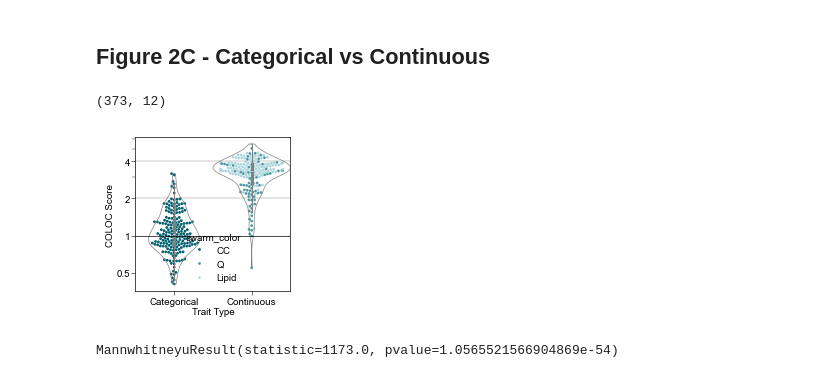
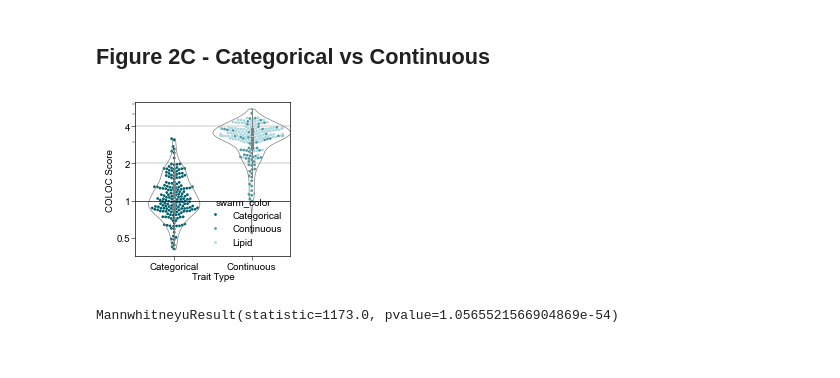
Before and after one commit to sarah-n-wright/CARVA, a Jupyter notebook: Notebooks/2_NetworkColocalization.ipynb, the cells around one changed output. Drawn from its saved outputs; the diff is of its cells as text; code cells hidden in the pictures.

```diff
--- a/Notebooks/2_NetworkColocalization.ipynb
+++ b/Notebooks/2_NetworkColocalization.ipynb
@@ -29,3 +24,6 @@ input_dir= '/cellar/users/snwright/Data/RareCommon/inputs'
+# %%
+cwd = os.getcwd()
+datadir = os.path.join(cwd, '..')
 # %%
 plt.rcParams['svg.fonttype'] = 'none'
 plt.rcParams.update({'font.size': 7})
@@ -108,6 +124,6 @@ r_traitlist = pd.read_csv(os.path.join(input_dir, 'March_2025', 'rare_Mar28.trai
 # %%
 trait_pairs = ['_'.join(x) for x in zip(r_traitlist, c_traitlist)]
 # %%
-df['q'] = fdrcorrection(df.P_size.values)[1]
+df['q'] = fdrcorrection(df['COLOC p'].values)[1]
 df['logq'] = df.q.apply(lambda z: -1 * np.log10(z + 1e-250))
-df['plot_color'] = df.logp_size.apply(lambda z: min(z, 50))
+df['plot_color'] = df['COLOC -logp'].apply(lambda z: min(z, 50))
@@ -232,13 +184,0 @@ gcat_meta = gcat_meta.rename(columns={'ClassificationFinal':'trait_type', 'DISEA
-# %%
-###
-over_df = pd.read_csv('/cellar/users/snwright/Data/RareCommon/outputs/overlap/March_2025/RV_GC_overlap.txt', sep='\t',
-                     header=None, names=['trait_pair', 'param_set', 'n_common', 'n_rare', 'n_overlap', 'background', 'pval'])
-
-over_df['EFO'] = over_df.trait_pair.apply(lambda x: map_trait_code(x))
-over_df['StudyC'] = over_df.trait_pair.apply(lambda x: next((match.group() for match in re.finditer(r'GCST\d+', x)), None))
-over_df['StudyR'] = over_df.trait_pair.apply(lambda x: x.split('_')[0])
-over_df['Expected'] = over_df.n_rare * over_df.n_common / 19000
-over_df['logp'] = -1 * np.log10(over_df['pval'] + 1e-250)
-over_df.shape
-# %% [output]
-(373, 12)
@@ -249,25 +185,28 @@ type_df['trait_pair'] = type_df['TraitR'] + '_' + type_df['TraitC']
+# %%
+info_df = pd.read_csv(os.path.join(datadir, 'outputs/STable1.tsv'), sep='\t', usecols=['Mapped EFO', 'Trait Type',
+                                                                              'Biological Domain', 'Mapped Trait']).drop_duplicates()
+info_df.columns = ['TRAIT', 'EFO', 'trait_type', 'Domain']
 # %%
-type_df = type_df.merge(over_df, on='trait_pair', how='inner')
+type_df = df.merge(info_df.loc[:, ['EFO', 'trait_type', 'Domain']].drop_duplicates(), on='EFO', how='inner')
 # %%
 _ = plt.figure(figsize=(2,2))
 
-type_df['swarm_color'] = type_df.apply(lambda x: 'Lipid' if x.Domain=='Lipid Measurment' else x.trait_type, axis=1)
-sns.violinplot(type_df, x='trait_type', y='log2SizeOE', cut=0, fill=0,color='grey', zorder=2, linewidth=0.5, width=1)
-sns.swarmplot(type_df, x='trait_type', y='log2SizeOE', hue='swarm_color', zorder=1,
+type_df['swarm_color'] = type_df.apply(lambda x: 'Lipid' if x.Domain=='Lipid Measurement' else x.trait_type, axis=1)
+sns.violinplot(type_df, x='trait_type', y='Log2SizeOE', cut=0, fill=0,color='grey', zorder=2, linewidth=0.5, width=1)
+sns.swarmplot(type_df, x='trait_type', y='Log2SizeOE', hue='swarm_color', zorder=1,
               palette=['#00606f', '#509aa5', '#ADD7DE'],  s=2)
 
 ax1 = plt.gca()
 
 ax1.hlines(y=[1, 2], xmin=-0.5, xmax=1.5, linestyle='-', color='grey',
            linewidth=0.3, zorder=0)
 ax1.hlines(y=0, xmin=-0.5, xmax=1.5, color='black', linewidth=0.5, zorder=6)
 ax1.set_xlim(-0.5, 1.5)
 ax1.set_yticks([-1, 0, 1, 2], labels=[0.5, 1, 2, 4])
 _ = ax1.set_yticks(np.log2([3,5,6]), minor=True)
 ax1.set_xlabel('Trait Type')
 _ = ax1.set_xticks([0,1], labels=['Categorical', 'Continuous'])
 _ = ax1.set_ylabel('COLOC Score')
-plt.savefig(os.path.join(figdir, 'cc_vs_q.svg'), bbox_inches='tight')
 # %% [output]
-[figure, old version]
+[figure, new version]
 # %%
```
Also changed, not shown: parts of 25 cells of this notebook, 6 other files.
